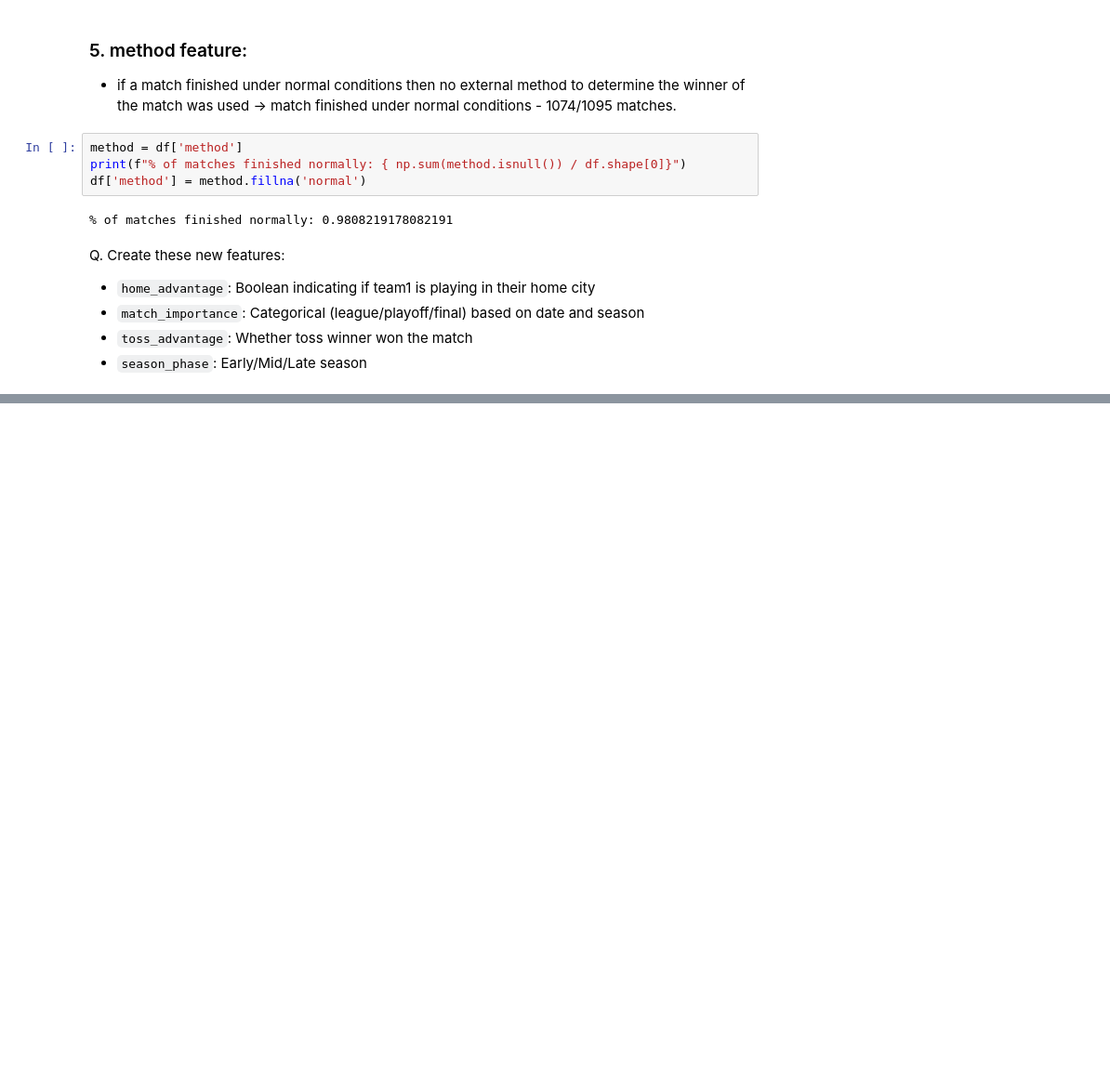
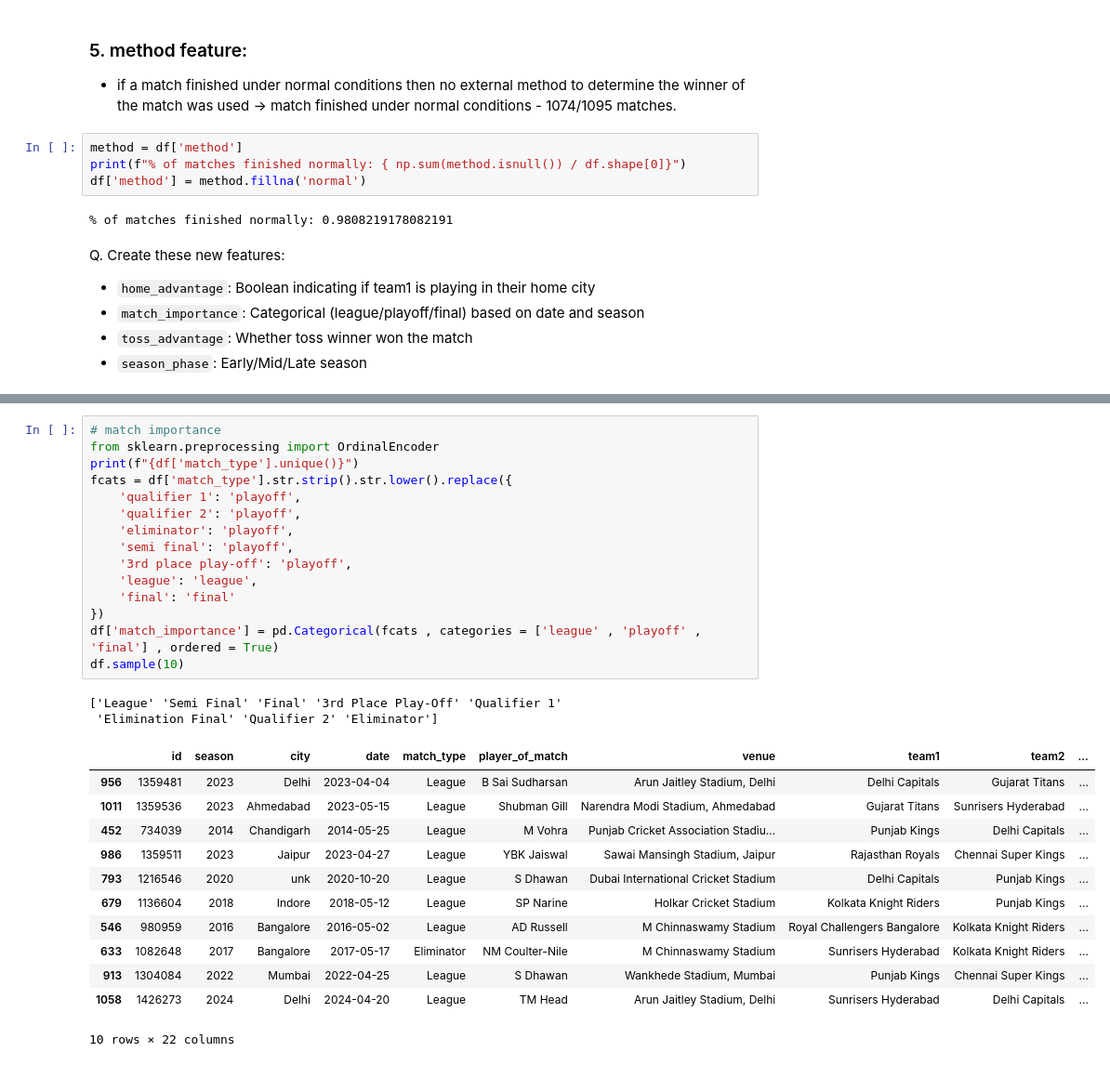
Before and after one commit to sanketmishra009/aiml, a Jupyter notebook: projects/iplAnalysis/analysis.ipynb, the cells around one changed output, grey strips where cells are left out. Shown at 93% size. Cells and saved outputs as stored; diff of their text form; blank space fills up the shorter version.

```diff
--- a/projects/iplAnalysis/analysis.ipynb
+++ b/projects/iplAnalysis/analysis.ipynb
@@ -217,0 +284,30 @@ Q. Create these new features:
+# %%
+# match importance
+from sklearn.preprocessing import OrdinalEncoder
+print(f"{df['match_type'].unique()}")
+fcats = df['match_type'].str.strip().str.lower().replace({
+    'qualifier 1': 'playoff',
+    'qualifier 2': 'playoff',
+    'eliminator': 'playoff',
+    'semi final': 'playoff',
+    '3rd place play-off': 'playoff',
+    'league': 'league',
+    'final': 'final'
+})
+df['match_importance'] = pd.Categorical(fcats , categories = ['league' , 'playoff' , 'final'] , ordered = True)
+df.sample(10)
+# %% [output]
+['League' 'Semi Final' 'Final' '3rd Place Play-Off' 'Qualifier 1'
+ 'Elimination Final' 'Qualifier 2' 'Eliminator']
+|  | id | season | city | date | match_type | player_of_match | venue | team1 | team2 | ... |
+| 956 | 1359481 | 2023 | Delhi | 2023-04-04 | League | B Sai Sudharsan | Arun Jaitley Stadium, Delhi | Delhi Capitals | Gujarat Titans | ... |
+| 1011 | 1359536 | 2023 | Ahmedabad | 2023-05-15 | League | Shubman Gill | Narendra Modi Stadium, Ahmedabad | Gujarat Titans | Sunrisers Hyderabad | ... |
+| 452 | 734039 | 2014 | Chandigarh | 2014-05-25 | League | M Vohra | Punjab Cricket Association Stadiu... | Punjab Kings | Delhi Capitals | ... |
+| 986 | 1359511 | 2023 | Jaipur | 2023-04-27 | League | YBK Jaiswal | Sawai Mansingh Stadium, Jaipur | Rajasthan Royals | Chennai Super Kings | ... |
+| 793 | 1216546 | 2020 | unk | 2020-10-20 | League | S Dhawan | Dubai International Cricket Stadium | Delhi Capitals | Punjab Kings | ... |
+| 679 | 1136604 | 2018 | Indore | 2018-05-12 | League | SP Narine | Holkar Cricket Stadium | Kolkata Knight Riders | Punjab Kings | ... |
+| 546 | 980959 | 2016 | Bangalore | 2016-05-02 | League | AD Russell | M Chinnaswamy Stadium | Royal Challengers Bangalore | Kolkata Knight Riders | ... |
+| 633 | 1082648 | 2017 | Bangalore | 2017-05-17 | Eliminator | NM Coulter-Nile | M Chinnaswamy Stadium | Sunrisers Hyderabad | Kolkata Knight Riders | ... |
+| 913 | 1304084 | 2022 | Mumbai | 2022-04-25 | League | S Dhawan | Wankhede Stadium, Mumbai | Punjab Kings | Chennai Super Kings | ... |
+| 1058 | 1426273 | 2024 | Delhi | 2024-04-20 | League | TM Head | Arun Jaitley Stadium, Delhi | Sunrisers Hyderabad | Delhi Capitals | ... |
+10 rows × 22 columns
```
Also changed, not shown: parts of 8 cells of this notebook, 11 other files.
